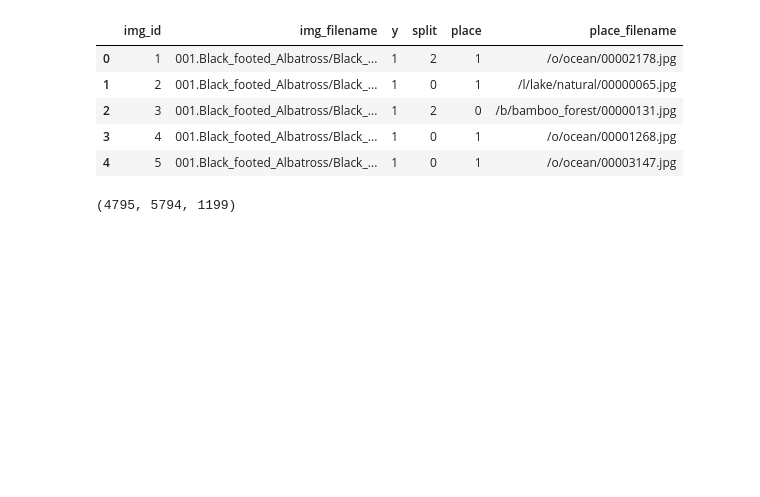
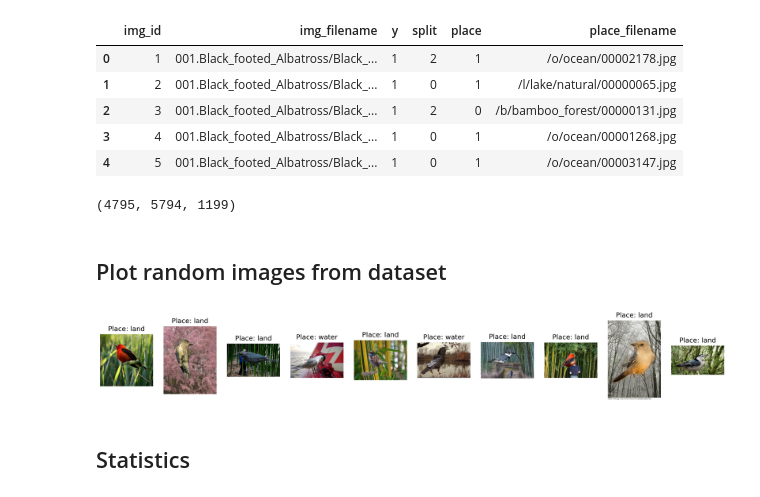
Before and after one commit to AtiqurRahmanAni/ml-algos, a Jupyter notebook: Waterbird_dataset.ipynb, the cells around one changed output. Drawn from its saved outputs; the diff is of its cells as text; code cells hidden in the pictures; blank space fills up the shorter version.

```diff
--- a/Waterbird_dataset.ipynb
+++ b/Waterbird_dataset.ipynb
@@ -25,0 +31,22 @@ for idx, row in test_df.iterrows():
+# %% [markdown]
+## Plot random images from dataset
+# %%
+n_images = 10
+idx = np.random.randint(0, len(df), n_images)
+img_paths, places = list(df.iloc[idx]['img_filename']), list(
+    df.iloc[idx]['place'])
+
+fig, axes = plt.subplots(1, n_images, figsize=(20, 5), dpi=300)
+for img_path, place, ax in zip(img_paths, places, axes):
+    img_path = os.path.join("./datasets/waterbird", img_path)
+    img = Image.open(img_path)
+    place = "land" if place == 0 else "water"
+    ax.imshow(img)
+    ax.set_title(f'Place: {place}')
+    ax.axis("off")
+
+plt.show()
+# %% [output]
+[figure, added]
+# %% [markdown]
+## Statistics
```
Also changed, not shown: parts of 9 cells of this notebook, 4 other files.
